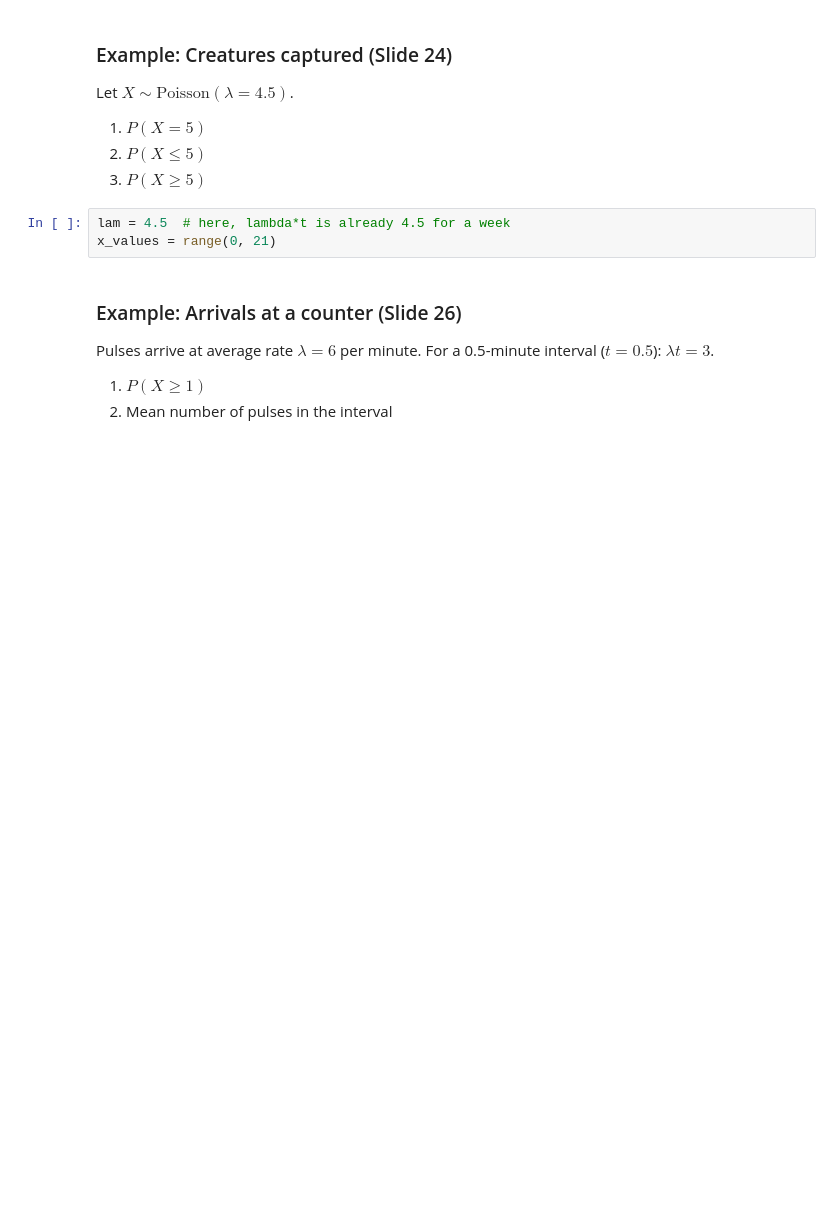
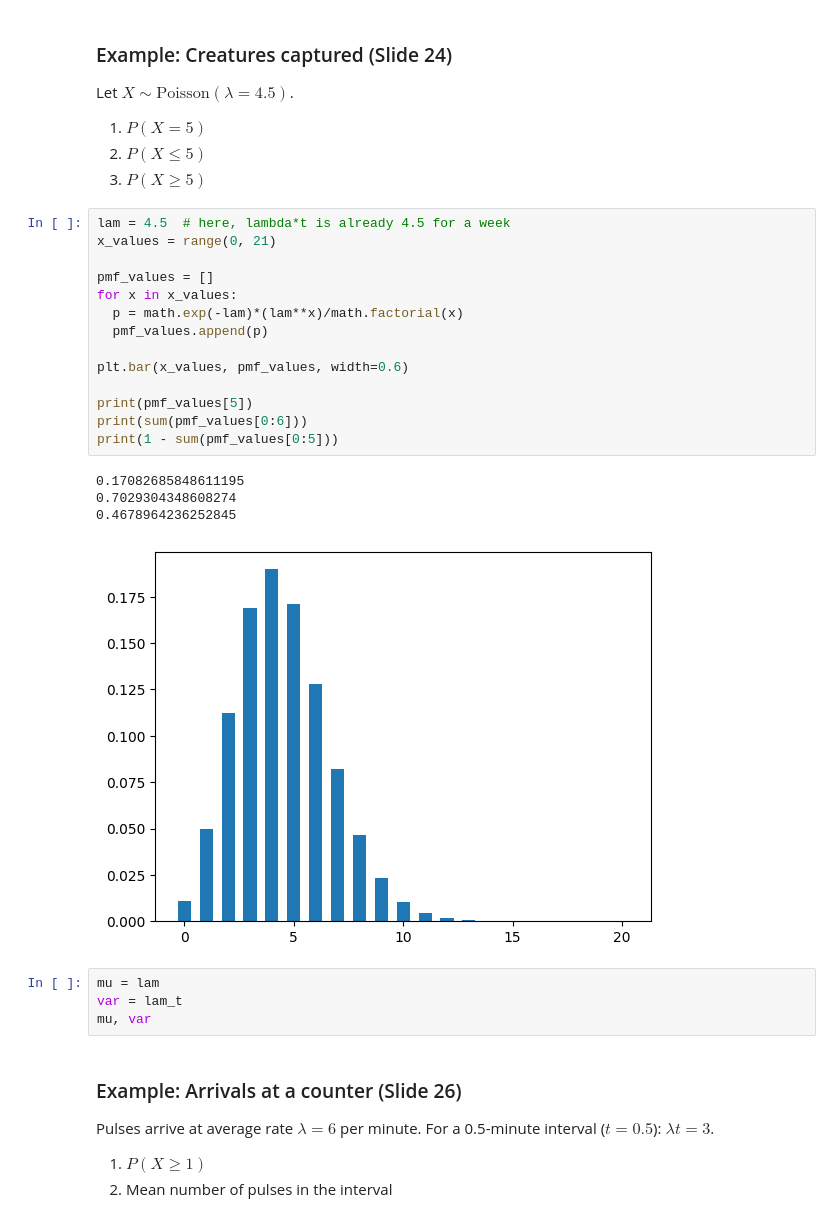
Before and after one commit to pleu/26s-engr0021, a Jupyter notebook: 2-class/Ch05.ipynb, the cells around one changed output. Cells and saved outputs as stored; diff of their text form; blank space fills up the shorter version.

```diff
--- a/2-class/Ch05.ipynb
+++ b/2-class/Ch05.ipynb
@@ -63,6 +160,26 @@ Let $X\sim\mathrm{Poisson}(\lambda=4.5)$.
 # %%
 lam = 4.5  # here, lambda*t is already 4.5 for a week
 x_values = range(0, 21)
+
+pmf_values = []
+for x in x_values:
+  p = math.exp(-lam)*(lam**x)/math.factorial(x)
+  pmf_values.append(p)
+
+plt.bar(x_values, pmf_values, width=0.6)
+
+print(pmf_values[5])
+print(sum(pmf_values[0:6]))
+print(1 - sum(pmf_values[0:5]))
+# %% [output]
+0.17082685848611195
+0.7029304348608274
+0.4678964236252845
+[figure, added]
+# %%
+mu = lam
+var = lam_t
+mu, var
 # %% [markdown]
 ### Example: Arrivals at a counter (Slide 26)
 Pulses arrive at average rate $\lambda=6$ per minute.
```
Also changed, not shown: parts of 8 cells of this notebook, 2 other files.
